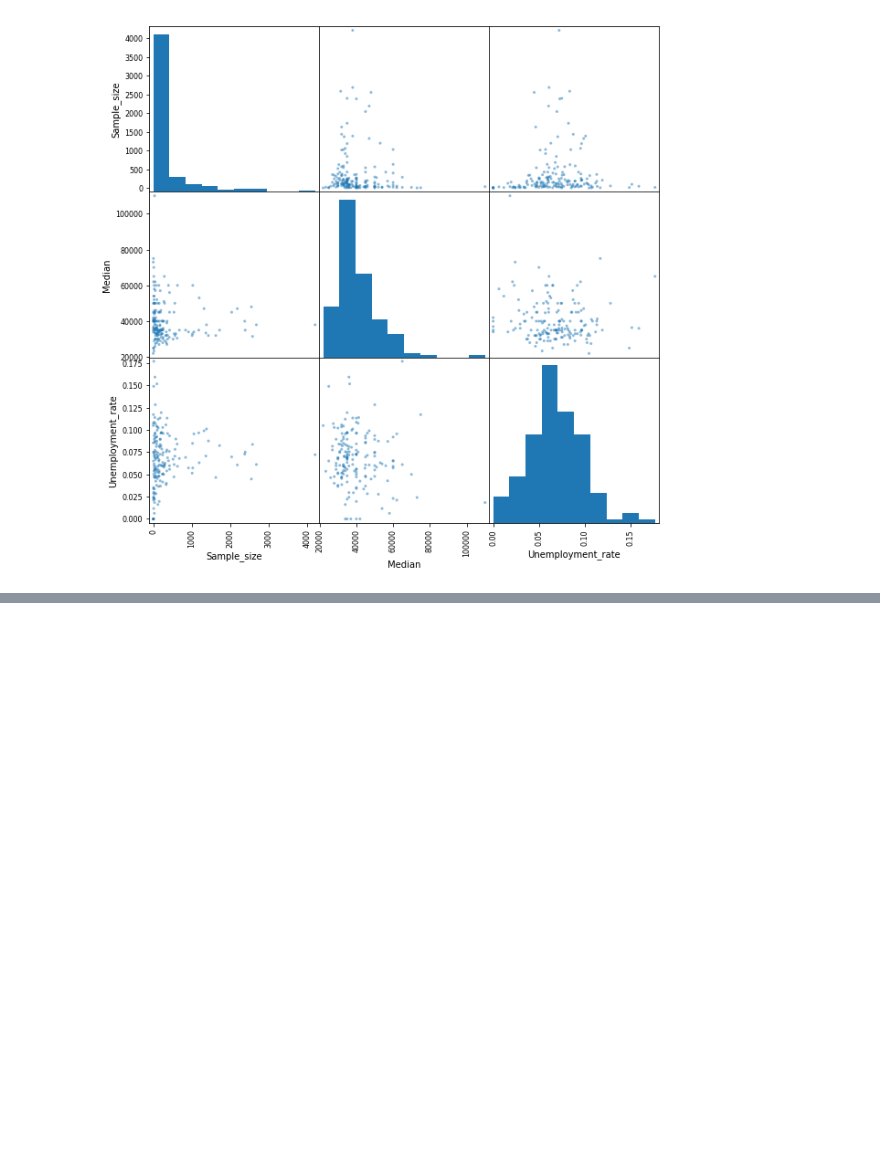
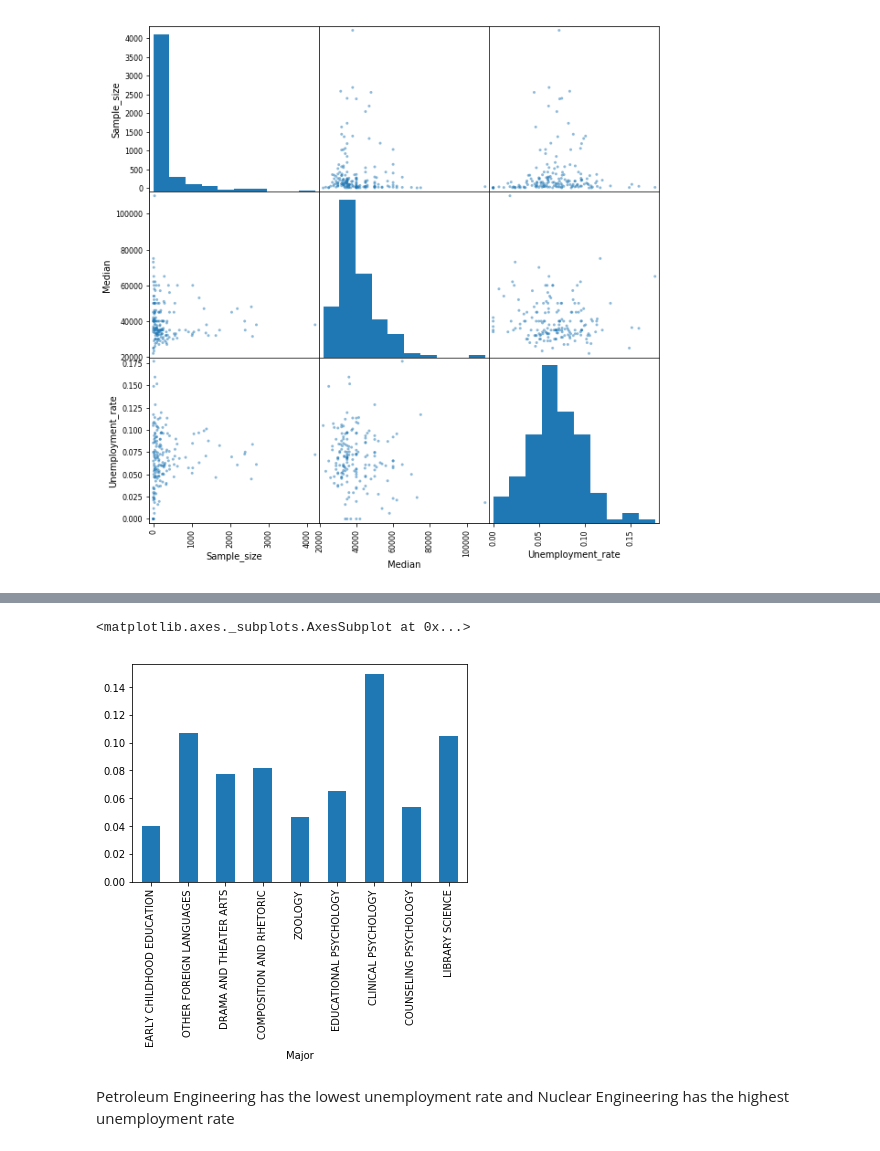
Before and after one commit to ipshitaRB/Visualize-Earnings-Based-On-College-Majors, a Jupyter notebook: Visualize_earnings_based_on_college_majors.ipynb, the cells around one changed output, grey strips where cells are left out. Cells and saved outputs as stored; diff of their text form; code cells hidden in the pictures; blank space fills up the shorter version.

```diff
--- a/Visualize_earnings_based_on_college_majors.ipynb
+++ b/Visualize_earnings_based_on_college_majors.ipynb
@@ -272,0 +298,7 @@ array([[<matplotlib.axes._subplots.AxesSubplot object at 0x...>,
+# %%
+recent_grads[-9:].plot.bar(x='Major', y='Unemployment_rate', legend=False)
+# %% [output]
+<matplotlib.axes._subplots.AxesSubplot at 0x...>
+[figure, added]
+# %% [markdown]
+Petroleum Engineering has the lowest unemployment rate and Nuclear Engineering has the highest unemployment rate
```
Also changed, not shown: parts of 8 cells of this notebook.
